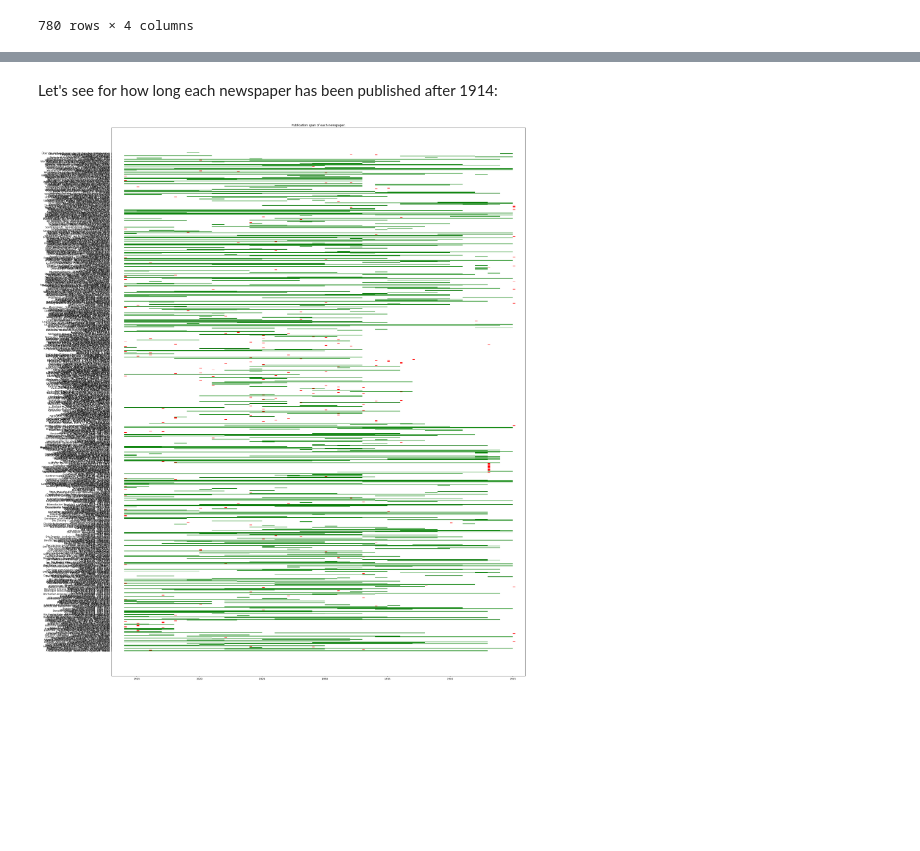
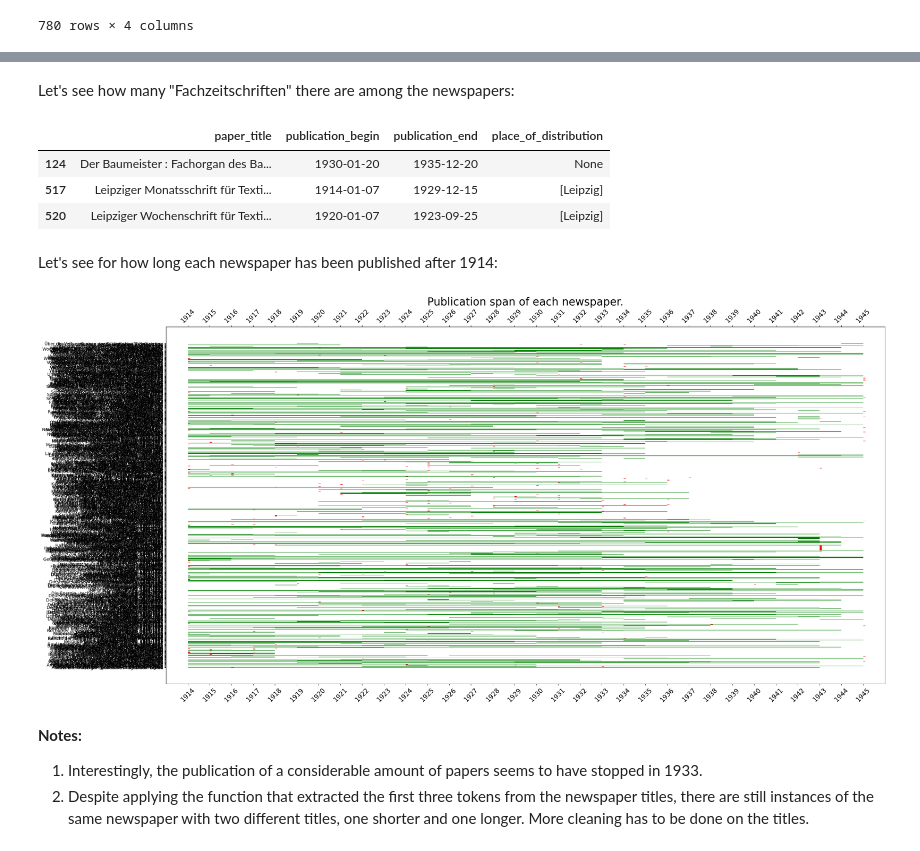
Before and after one commit to HERMES-DKZ/data_challenges_data_carpentries, a Jupyter notebook: data_challenges/zeitungsportal_data_analysis_1914_1945.ipynb, the cells around one changed output, grey strips where cells are left out. Saved outputs shown, nothing was run; the diff lists cells and outputs as text; code cells hidden in the pictures; blank space fills up the shorter version.

Commit message:
fine-tuning the bar plot.

```diff
--- a/data_challenges/zeitungsportal_data_analysis_1914_1945.ipynb
+++ b/data_challenges/zeitungsportal_data_analysis_1914_1945.ipynb
@@ -214,22 +228,44 @@ paper_publication_df
+# %% [markdown]
+Let's see how many "Fachzeitschriften" there are among the newspapers:
+# %%
+fach_papers= [paper for paper in paper_publication_df['paper_title'] if 'fach' in paper.lower()]
+paper_publication_df[paper_publication_df['paper_title'].isin(fach_papers)]
+# %% [output]
+|  | paper_title | publication_begin | publication_end | place_of_distribution |
+| 124 | Der Baumeister : Fachorgan des Ba... | 1930-01-20 | 1935-12-20 | None |
+| 517 | Leipziger Monatsschrift für Texti... | 1914-01-07 | 1929-12-15 | [Leipzig] |
+| 520 | Leipziger Wochenschrift für Texti... | 1920-01-07 | 1923-09-25 | [Leipzig] |
 # %% [markdown]
 Let's see for how long each newspaper has been published after 1914:
 # %%
 import matplotlib.pyplot as plt
 import numpy as np
+from matplotlib.ticker import MultipleLocator
 
-fig, ax= plt.subplots(figsize=(30, 40))
-ax.set_title('Publication span of each newspaper.')
+fig, ax= plt.subplots(figsize=(30, 15))
+ax.set_title('Publication span of each newspaper.' ,fontsize=25)
 
 for i, row in paper_publication_df.iterrows():
     bar_length= (row['publication_end'].year - row['publication_begin'].year)
 
     if bar_length>0:
         ax.barh(row['paper_title'][0:50], bar_length, color='g', left=row['publication_begin'].year)
     else:
-        ax.barh(row['paper_title'][0:50], 0.2, color='r', left=row['publication_begin'].year)
+        #the short red bars represent newspapers that were only published within a year.
+        ax.barh(row['paper_title'][0:50], 0.1, color='r', left=row['publication_begin'].year)
 
 ax.set_xlim (1913, 1946)
+ax.tick_params(axis="x", bottom=True, top=True, labelbottom=True, labeltop=True)
+#ax.xaxis.grid(color='gray', linestyle='-', linewidth=0.5)
+plt.xticks(ticks=np.arange(1914, 1946), rotation=45)
+plt.rcParams['xtick.labelsize'] = 15
+
 
 plt.show()
 # %% [output]
-[figure, old version]
+[figure, new version]
+# %% [markdown]
+**Notes:**
+
+1. Interestingly, the publication of a considerable amount of papers seems to have stopped in 1933.
+2. Despite applying the function that extracted the first three tokens from the newspaper titles, there are still instances of the same newspaper with two different titles, one shorter and one longer. More cleaning has to be done on the titles.
```
Also changed, not shown: parts of 3 cells of this notebook.
